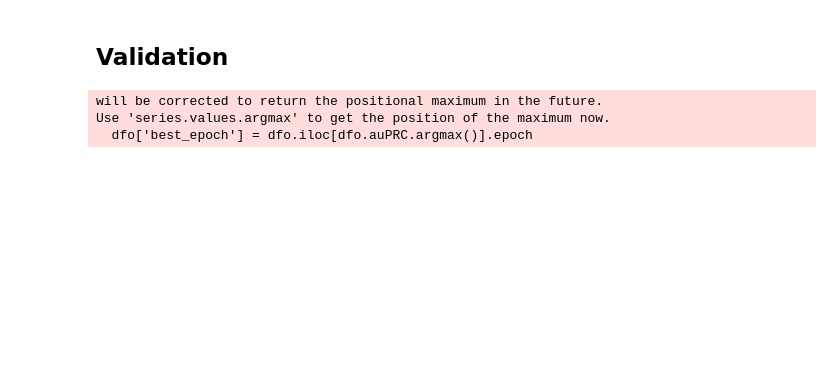
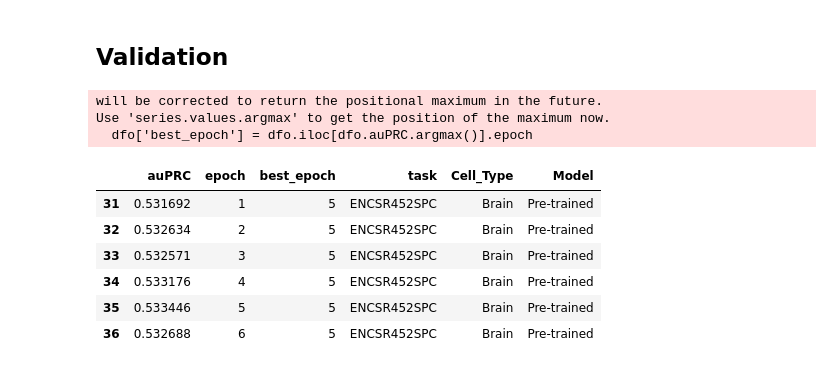
Before and after one commit to kipoi/manuscript, a Jupyter notebook: src/transfer_learning/plot.ipynb, the cells around one changed output. Saved outputs shown, nothing was run; the diff lists cells and outputs as text; code cells hidden in the pictures; blank space fills up the shorter version.

```diff
--- a/src/transfer_learning/plot.ipynb
+++ b/src/transfer_learning/plot.ipynb
@@ -104,6 +125,16 @@ dfv = pd.concat([dfvn[['auPRC', 'epoch', 'best_epoch', 'task']].merge(anno, on='
 # Organize
 dfv['Model'] = pd.Categorical(dfv['Model'], categories=['Random', 'Pre-trained'], ordered=True)
 dfv_best_epoch = dfv[['Model', 'Cell_Type', 'best_epoch']].drop_duplicates()
+# %%
+dfv[(dfv.Model=='Pre-trained') & (dfv.Cell_Type == 'Brain')]
+# %% [output]
+|  | auPRC | epoch | best_epoch | task | Cell_Type | Model |
+| 31 | 0.531692 | 1 | 5 | ENCSR452SPC | Brain | Pre-trained |
+| 32 | 0.532634 | 2 | 5 | ENCSR452SPC | Brain | Pre-trained |
+| 33 | 0.532571 | 3 | 5 | ENCSR452SPC | Brain | Pre-trained |
+| 34 | 0.533176 | 4 | 5 | ENCSR452SPC | Brain | Pre-trained |
+| 35 | 0.533446 | 5 | 5 | ENCSR452SPC | Brain | Pre-trained |
+| 36 | 0.532688 | 6 | 5 | ENCSR452SPC | Brain | Pre-trained |
 # %%
 plotnine.options.figure_size = (12,3)
 plt = ggplot(aes(x='epoch', y='auPRC', group='Model', color='Model'), data=dfv) + \
```
Also changed, not shown: parts of 10 cells of this notebook, 9 other files.
